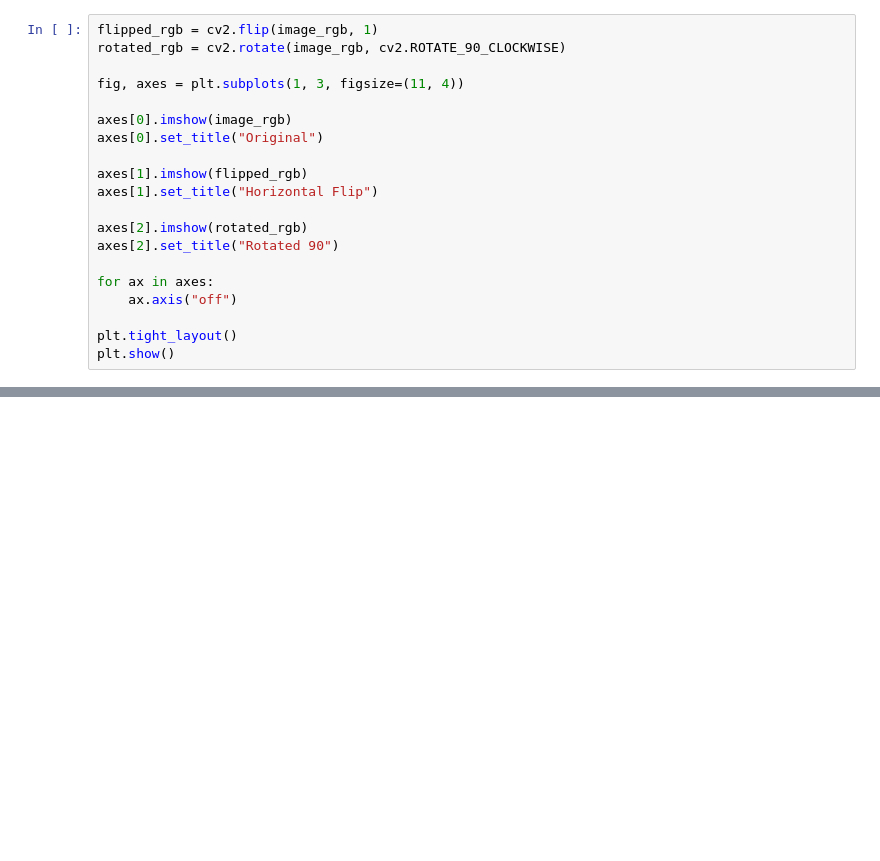
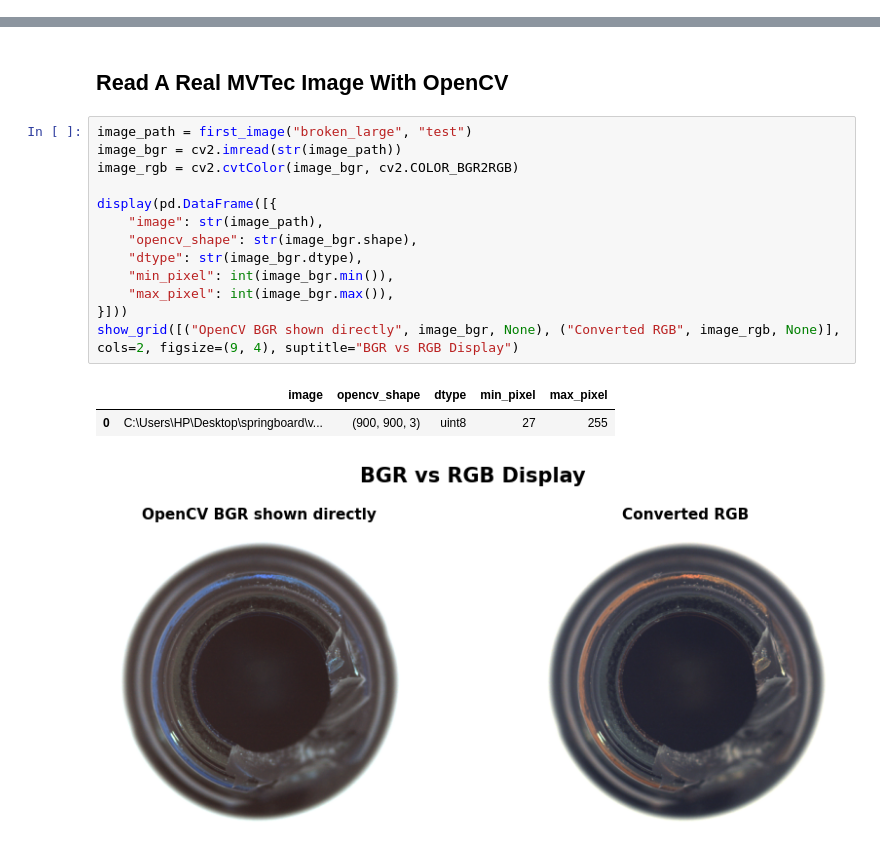
Before and after one commit to himanshuparhi4-droid/visioninspect-ai-github, a Jupyter notebook: notebooks/02_opencv_numpy_matplotlib.ipynb, the cells around one changed output, grey strips where cells are left out. Cells and saved outputs as stored; diff of their text form; blank space fills up the shorter version.

```diff
--- a/notebooks/02_opencv_numpy_matplotlib.ipynb
+++ b/notebooks/02_opencv_numpy_matplotlib.ipynb
@@ -275,20 +0,0 @@ These operations are useful for data augmentation and understanding orientation
-# %%
-flipped_rgb = cv2.flip(image_rgb, 1)
-rotated_rgb = cv2.rotate(image_rgb, cv2.ROTATE_90_CLOCKWISE)
-
-fig, axes = plt.subplots(1, 3, figsize=(11, 4))
-
-axes[0].imshow(image_rgb)
-axes[0].set_title("Original")
-
-axes[1].imshow(flipped_rgb)
-axes[1].set_title("Horizontal Flip")
-
-axes[2].imshow(rotated_rgb)
-axes[2].set_title("Rotated 90")
-
-for ax in axes:
-    ax.axis("off")
-
-plt.tight_layout()
-plt.show()
@@ -366,0 +66,19 @@ Next notebook: `03_image_preprocessing.ipynb`.
+# %% [markdown]
+## Read A Real MVTec Image With OpenCV
+# %%
+image_path = first_image("broken_large", "test")
+image_bgr = cv2.imread(str(image_path))
+image_rgb = cv2.cvtColor(image_bgr, cv2.COLOR_BGR2RGB)
+
+display(pd.DataFrame([{
+    "image": str(image_path),
+    "opencv_shape": str(image_bgr.shape),
+    "dtype": str(image_bgr.dtype),
+    "min_pixel": int(image_bgr.min()),
+    "max_pixel": int(image_bgr.max()),
+}]))
+show_grid([("OpenCV BGR shown directly", image_bgr, None), ("Converted RGB", image_rgb, None)], cols=2, figsize=(9, 4), suptitle="BGR vs RGB Display")
+# %% [output]
+|  | image | opencv_shape | dtype | min_pixel | max_pixel |
+| 0 | C:\Users\HP\Desktop\springboard\v... | (900, 900, 3) | uint8 | 27 | 255 |
+[figure, added]
```
Also changed, not shown: parts of 41 cells of this notebook, 19 other files.
